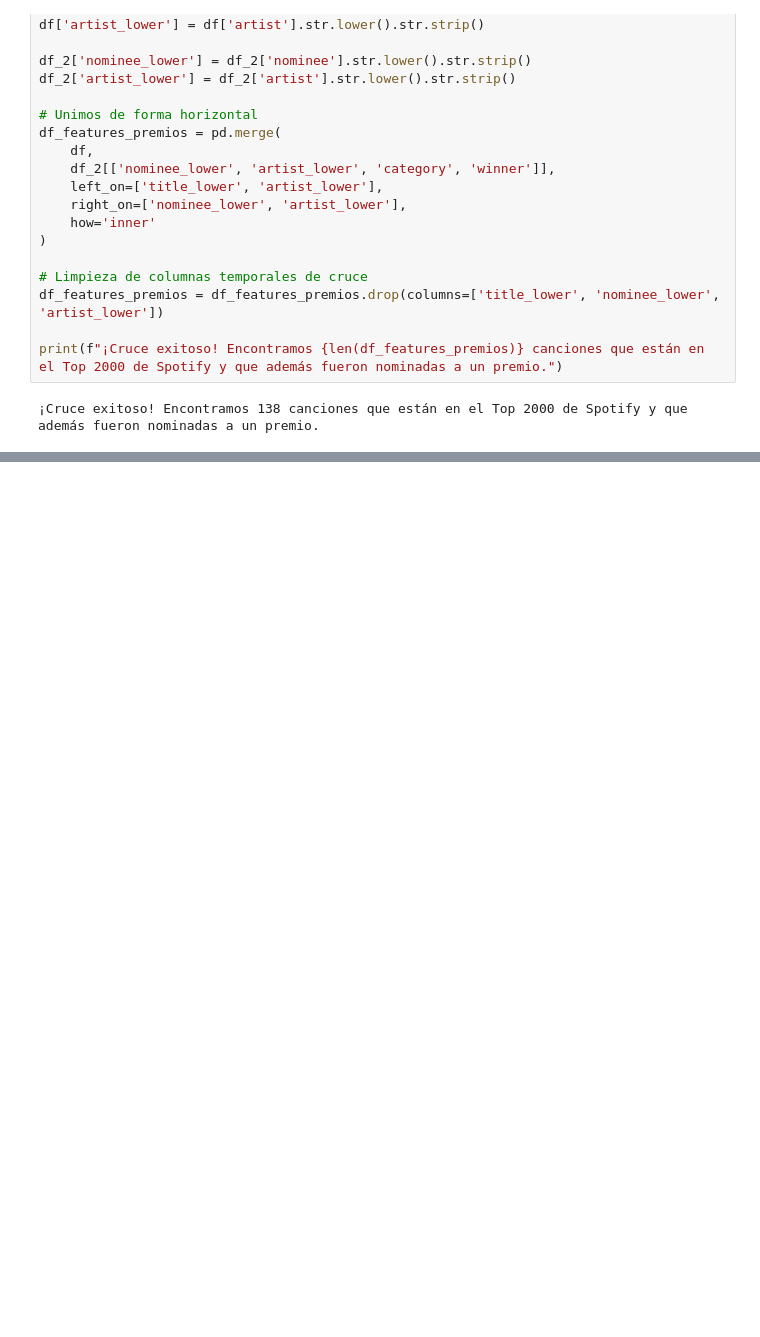
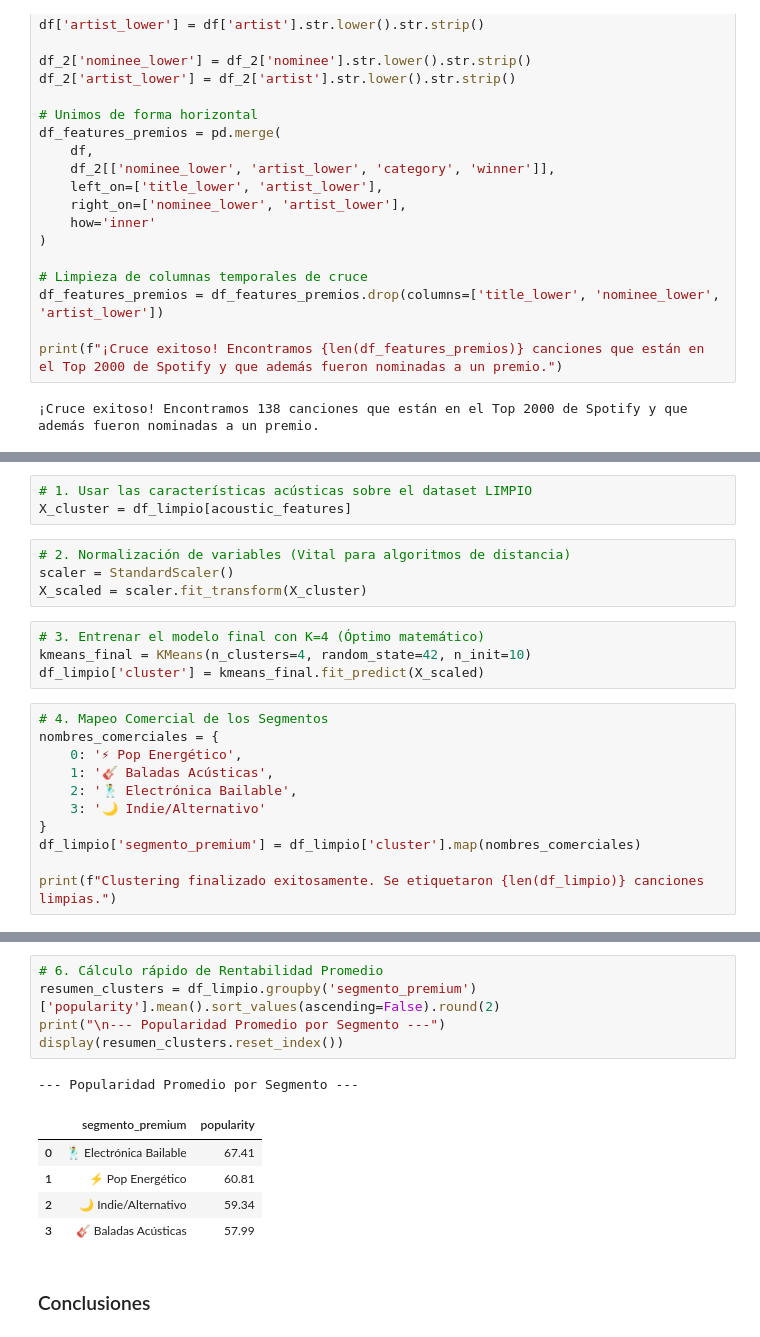
Before and after one commit to 17Juan08/Spotify_Streaming_Audit, a Jupyter notebook: Group4_Spotify_Streaming_Audit.ipynb, the cells around one changed output, grey strips where cells are left out. Saved outputs shown, nothing was run; the diff lists cells and outputs as text; blank space fills up the shorter version.

```diff
--- a/Group4_Spotify_Streaming_Audit.ipynb
+++ b/Group4_Spotify_Streaming_Audit.ipynb
@@ -603,0 +578,22 @@ print(f"¡Cruce exitoso! Encontramos {len(df_features_premios)} canciones que es
+# %%
+# 1. Usar las características acústicas sobre el dataset LIMPIO
+X_cluster = df_limpio[acoustic_features]
+# %%
+# 2. Normalización de variables (Vital para algoritmos de distancia)
+scaler = StandardScaler()
+X_scaled = scaler.fit_transform(X_cluster)
+# %%
+# 3. Entrenar el modelo final con K=4 (Óptimo matemático)
+kmeans_final = KMeans(n_clusters=4, random_state=42, n_init=10)
+df_limpio['cluster'] = kmeans_final.fit_predict(X_scaled)
+# %%
+# 4. Mapeo Comercial de los Segmentos
+nombres_comerciales = {
+    0: '⚡ Pop Energético',
+    1: '🎸 Baladas Acústicas',
+    2: '🕺 Electrónica Bailable',
+    3: '🌙 Indie/Alternativo'
+}
+df_limpio['segmento_premium'] = df_limpio['cluster'].map(nombres_comerciales)
+
+print(f"Clustering finalizado exitosamente. Se etiquetaron {len(df_limpio)} canciones limpias.")
@@ -603,0 +639,14 @@ print(f"¡Cruce exitoso! Encontramos {len(df_features_premios)} canciones que es
+# %%
+# 6. Cálculo rápido de Rentabilidad Promedio
+resumen_clusters = df_limpio.groupby('segmento_premium')['popularity'].mean().sort_values(ascending=False).round(2)
+print("\n--- Popularidad Promedio por Segmento ---")
+display(resumen_clusters.reset_index())
+# %% [output]
+--- Popularidad Promedio por Segmento ---
+|  | segmento_premium | popularity |
+| 0 | 🕺 Electrónica Bailable | 67.41 |
+| 1 | ⚡ Pop Energético | 60.81 |
+| 2 | 🌙 Indie/Alternativo | 59.34 |
+| 3 | 🎸 Baladas Acústicas | 57.99 |
+# %% [markdown]
+### Conclusiones
```
Also changed, not shown: parts of 77 cells of this notebook.
